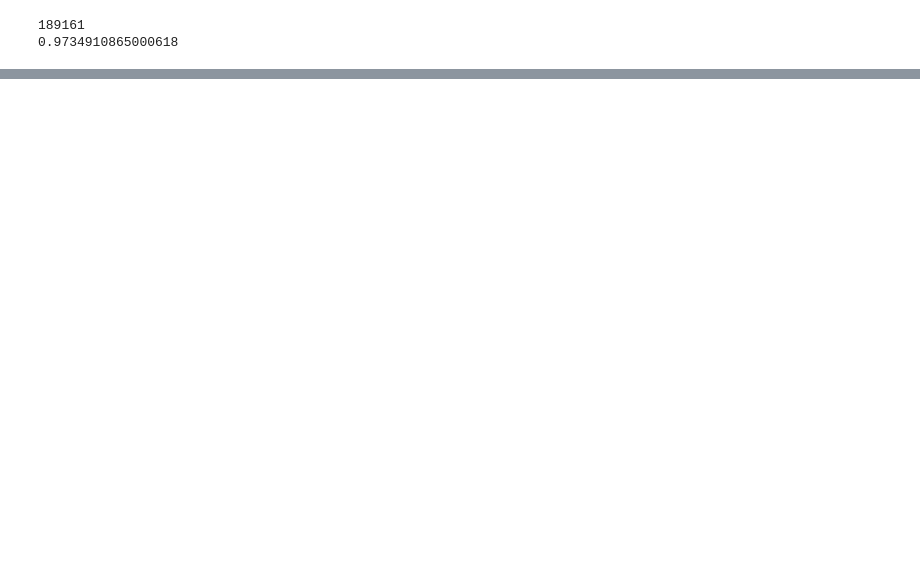
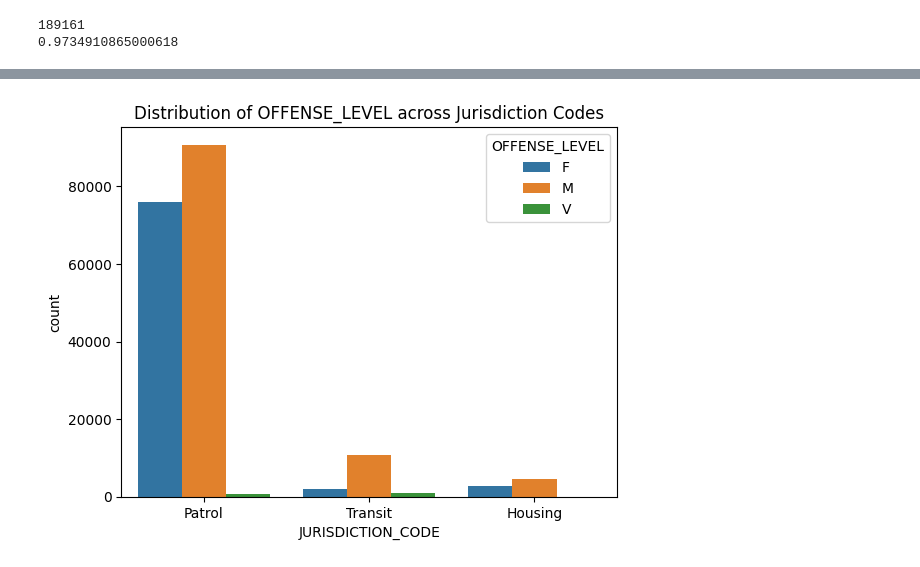
Before and after one commit to annahauk/CS513, a Jupyter notebook: annaEDA.ipynb, the cells around one changed output, grey strips where cells are left out. Drawn from its saved outputs; the diff is of its cells as text; code cells hidden in the pictures; blank space fills up the shorter version.

```diff
--- a/annaEDA.ipynb
+++ b/annaEDA.ipynb
@@ -78,5 +145,5 @@ df.head(20)
 # %%
-#rename LAW_CAT_CD to OFFENSE
-#df['LAW_CAT_CD'].rename_axis('OFFENSE', inplace=True)
+#rename LAW_CAT_CD to OFFENSE_Level
+df.rename(columns={'LAW_CAT_CD':'OFFENSE_LEVEL'}, inplace=True)
 # %%
 df.isnull().sum()
@@ -89,3 +198,7 @@ df.isnull().sum()
+# %%
+# convert the 'PD_CD' column to integer format
+df['PD_CD'] = df['PD_CD'].astype(int)
+df['KY_CD'] = df['KY_CD'].astype(int)
 # %%
 for col in df.columns:
     print(col, ":", df[col].nunique(), ":", df[col].dtype)
@@ -166,3 +297,6 @@ Name: count, Length: 1049, dtype: int64
+# %%
+# replace space with - in Law Code
+df['LAW_CODE'] = df['LAW_CODE'].str.replace(' ', '-')
 # %%
 df['AGE_GROUP'].value_counts()
 # %% [output]
@@ -172,0 +310,4 @@ Error:
+# %%
+# drop rows without M, F, V in OFFENSE_LEVEL
+df = df[df['OFFENSE_LEVEL'].isin(['M', 'F', 'V'])]
+df
@@ -172,0 +328,12 @@ Error:
+# %%
+# make a visual of the distribution of OFFENSE_LEVEL across the jurisdiction codes 0,1,2
+
+# select only the rows with jurisdiction codes 0,1,2
+df_juris = df[df['JURISDICTION_CODE'].isin([0,1,2])]
+sns.countplot(x='JURISDICTION_CODE', data=df_juris, hue='OFFENSE_LEVEL')
+plt.title('Distribution of OFFENSE_LEVEL across Jurisdiction Codes')
+# assign ['Patrol', 'Transit', 'Housing'] to x-axis
+plt.xticks(ticks=[0,1,2], labels=['Patrol', 'Transit', 'Housing'])
+plt.show()
+# %% [output]
+[figure, added]
```
Also changed, not shown: parts of 28 cells of this notebook.
